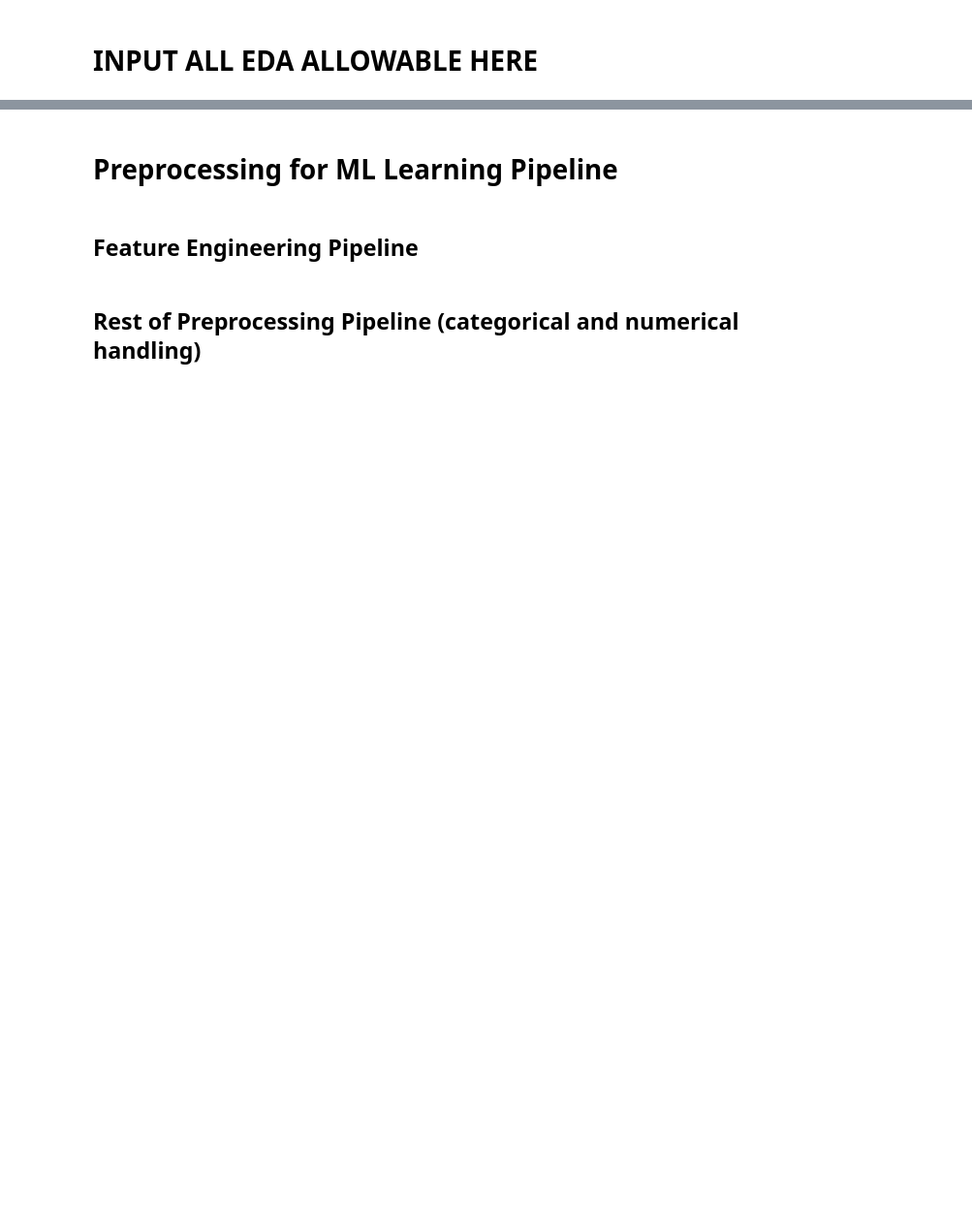
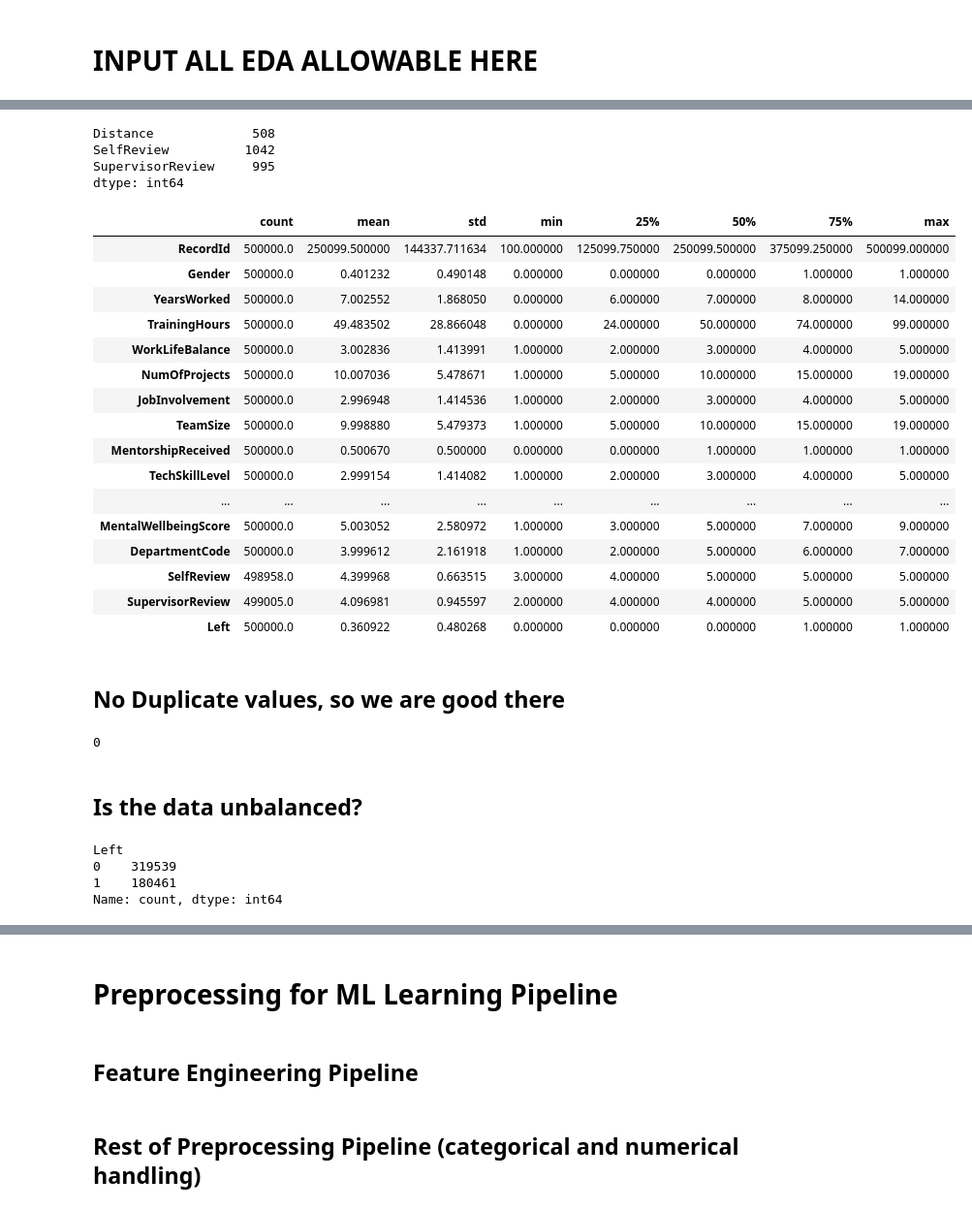
Before and after one commit to joelwheatley91/DATA_602_FINAL, a Jupyter notebook: Main.ipynb, the cells around one changed output, grey strips where cells are left out. Shown at 97% size. Drawn from its saved outputs; the diff is of its cells as text; code cells hidden in the pictures; blank space fills up the shorter version.

```diff
--- a/Main.ipynb
+++ b/Main.ipynb
@@ -46,0 +70,42 @@ sme = SME()
+# %%
+X_eda.isnull().sum()[X_eda.isnull().sum() > 0]
+# %% [output]
+Distance             508
+SelfReview          1042
+SupervisorReview     995
+dtype: int64
+# %%
+X_eda.describe().T
+# %% [output]
+|  | count | mean | std | min | 25% | 50% | 75% | max |
+| RecordId | 500000.0 | 250099.500000 | 144337.711634 | 100.000000 | 125099.750000 | 250099.500000 | 375099.250000 | 500099.000000 |
+| Gender | 500000.0 | 0.401232 | 0.490148 | 0.000000 | 0.000000 | 0.000000 | 1.000000 | 1.000000 |
+| YearsWorked | 500000.0 | 7.002552 | 1.868050 | 0.000000 | 6.000000 | 7.000000 | 8.000000 | 14.000000 |
+| TrainingHours | 500000.0 | 49.483502 | 28.866048 | 0.000000 | 24.000000 | 50.000000 | 74.000000 | 99.000000 |
+| WorkLifeBalance | 500000.0 | 3.002836 | 1.413991 | 1.000000 | 2.000000 | 3.000000 | 4.000000 | 5.000000 |
+| NumOfProjects | 500000.0 | 10.007036 | 5.478671 | 1.000000 | 5.000000 | 10.000000 | 15.000000 | 19.000000 |
+| JobInvolvement | 500000.0 | 2.996948 | 1.414536 | 1.000000 | 2.000000 | 3.000000 | 4.000000 | 5.000000 |
+| TeamSize | 500000.0 | 9.998880 | 5.479373 | 1.000000 | 5.000000 | 10.000000 | 15.000000 | 19.000000 |
+| MentorshipReceived | 500000.0 | 0.500670 | 0.500000 | 0.000000 | 0.000000 | 1.000000 | 1.000000 | 1.000000 |
+| TechSkillLevel | 500000.0 | 2.999154 | 1.414082 | 1.000000 | 2.000000 | 3.000000 | 4.000000 | 5.000000 |
+| ... | ... | ... | ... | ... | ... | ... | ... | ... |
+| MentalWellbeingScore | 500000.0 | 5.003052 | 2.580972 | 1.000000 | 3.000000 | 5.000000 | 7.000000 | 9.000000 |
+| DepartmentCode | 500000.0 | 3.999612 | 2.161918 | 1.000000 | 2.000000 | 5.000000 | 6.000000 | 7.000000 |
+| SelfReview | 498958.0 | 4.399968 | 0.663515 | 3.000000 | 4.000000 | 5.000000 | 5.000000 | 5.000000 |
+| SupervisorReview | 499005.0 | 4.096981 | 0.945597 | 2.000000 | 4.000000 | 4.000000 | 5.000000 | 5.000000 |
+| Left | 500000.0 | 0.360922 | 0.480268 | 0.000000 | 0.000000 | 0.000000 | 1.000000 | 1.000000 |
+# %% [markdown]
+## No Duplicate values, so we are good there
+# %%
+X_eda.duplicated().sum()
+# %% [output]
+0
+# %% [markdown]
+## Is the data unbalanced?
+# %%
+X_eda['Left'].value_counts()
+# %% [output]
+Left
+0    319539
+1    180461
+Name: count, dtype: int64
```
Also changed, not shown: parts of 24 cells of this notebook.
